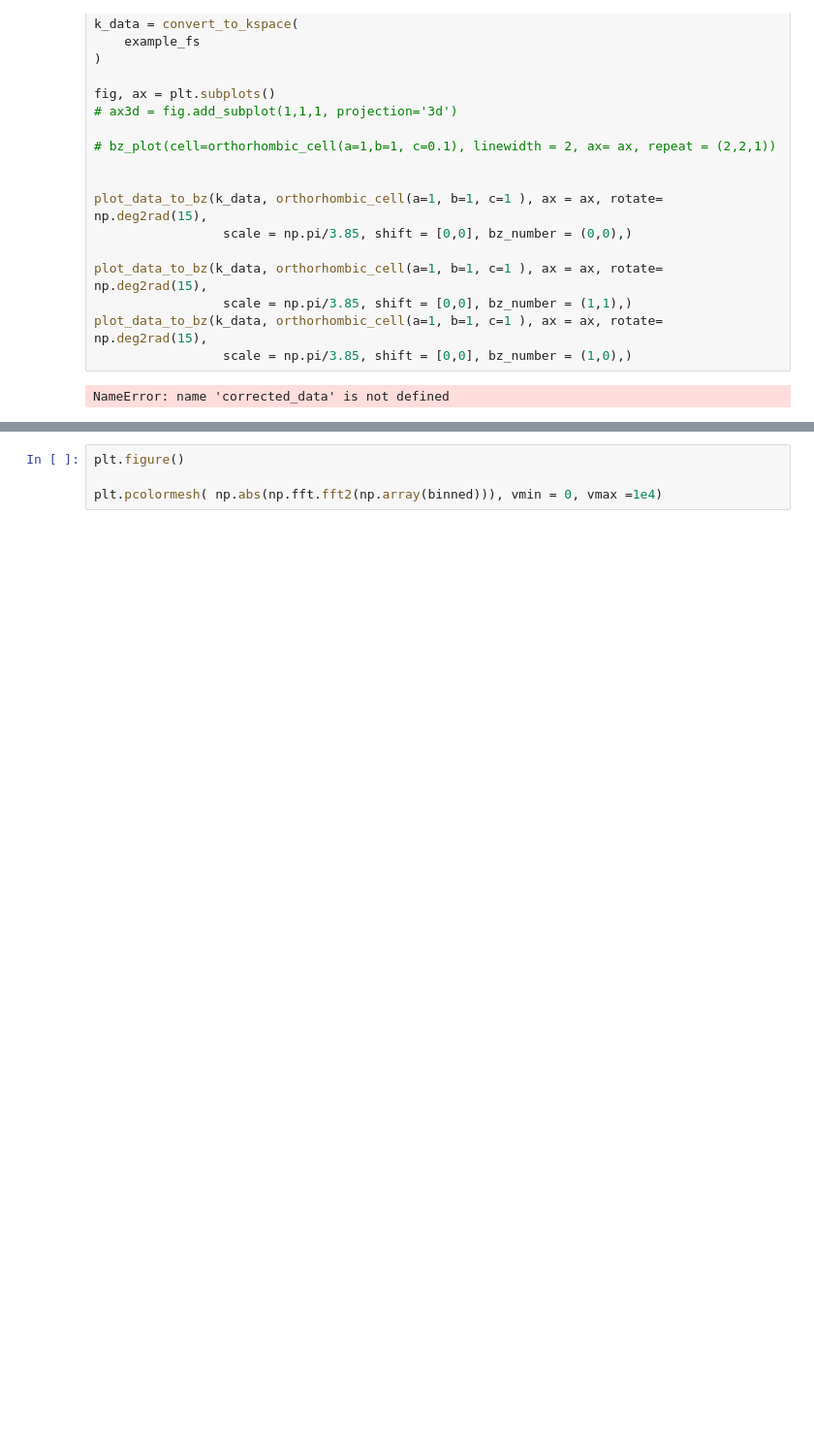
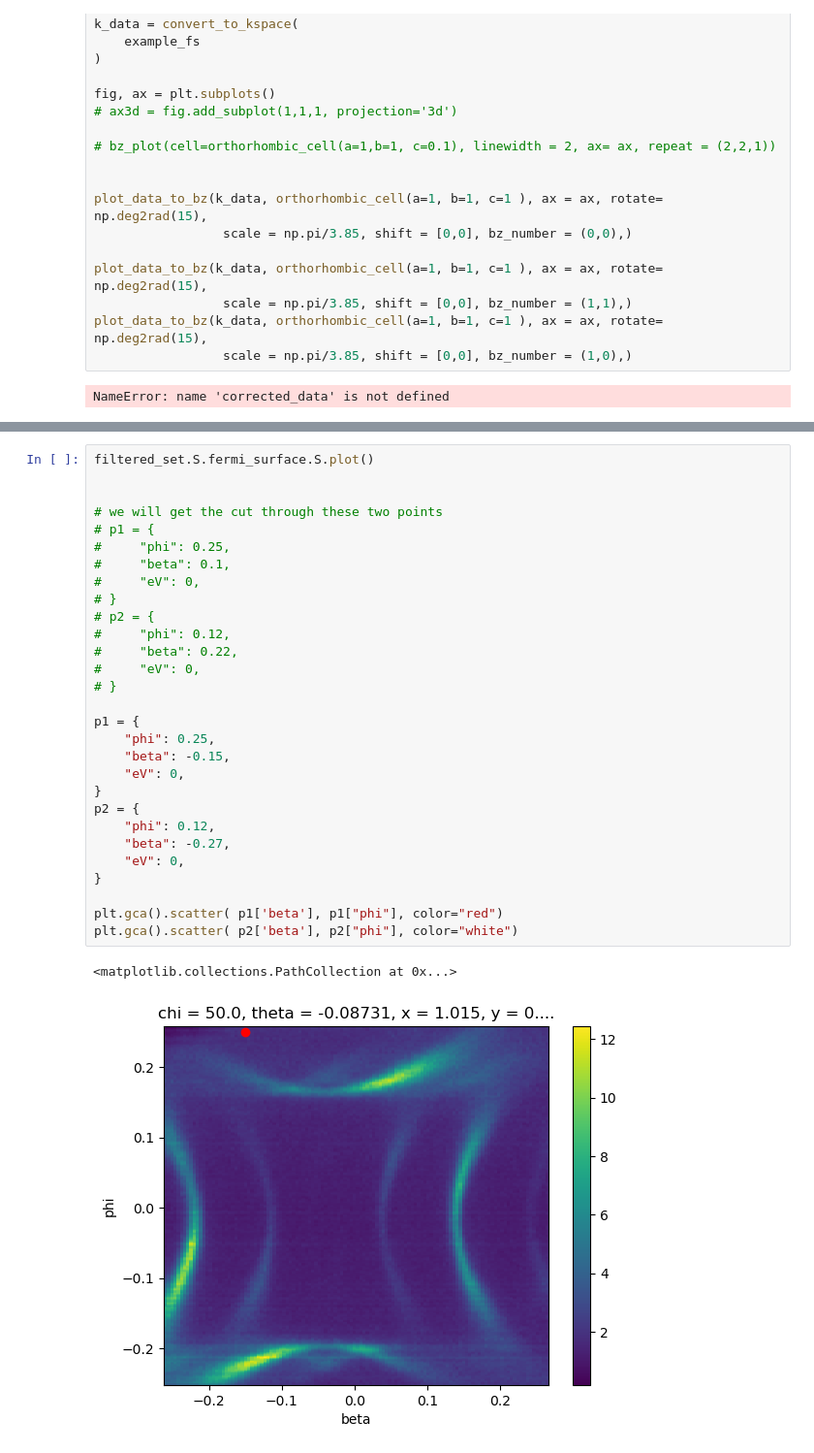
Before and after one commit to hellbrue/psi_arpes_scripts, a Jupyter notebook: scripts_francesco/analysis_FB.ipynb, the cells around one changed output, grey strips where cells are left out. Shown at 97% size. Drawn from its saved outputs; the diff is of its cells as text; blank space fills up the shorter version.

```diff
--- a/scripts_francesco/analysis_FB.ipynb
+++ b/scripts_francesco/analysis_FB.ipynb
@@ -311,4 +337,32 @@ NameError: name 'corrected_data' is not defined
 # %%
-plt.figure()
+filtered_set.S.fermi_surface.S.plot()
 
-plt.pcolormesh( np.abs(np.fft.fft2(np.array(binned))), vmin = 0, vmax =1e4)
+
+# we will get the cut through these two points
+# p1 = {
+#     "phi": 0.25,
+#     "beta": 0.1,
+#     "eV": 0,
+# }
+# p2 = {
+#     "phi": 0.12,
+#     "beta": 0.22,
+#     "eV": 0,
+# }
+
+p1 = {
+    "phi": 0.25,
+    "beta": -0.15,
+    "eV": 0,
+}
+p2 = {
+    "phi": 0.12,
+    "beta": -0.27,
+    "eV": 0,
+}
+
+plt.gca().scatter( p1['beta'], p1["phi"], color="red")
+plt.gca().scatter( p2['beta'], p2["phi"], color="white")
+# %% [output]
+<matplotlib.collections.PathCollection at 0x...>
+[figure, added]
```
Also changed, not shown: parts of 7 cells of this notebook.
